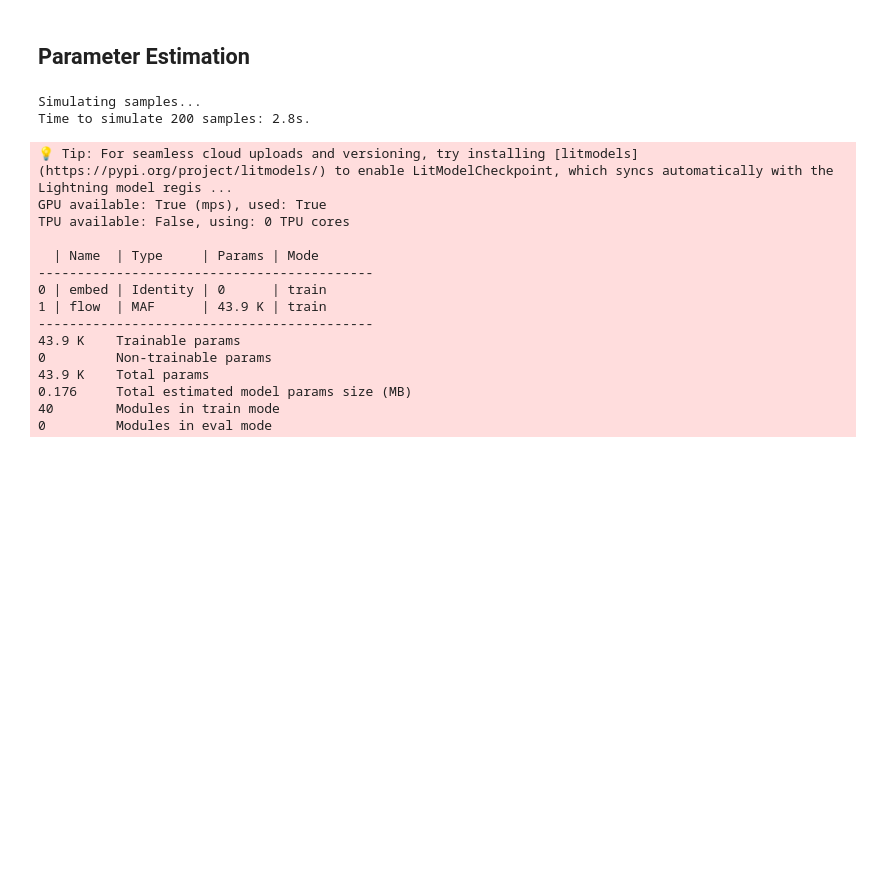
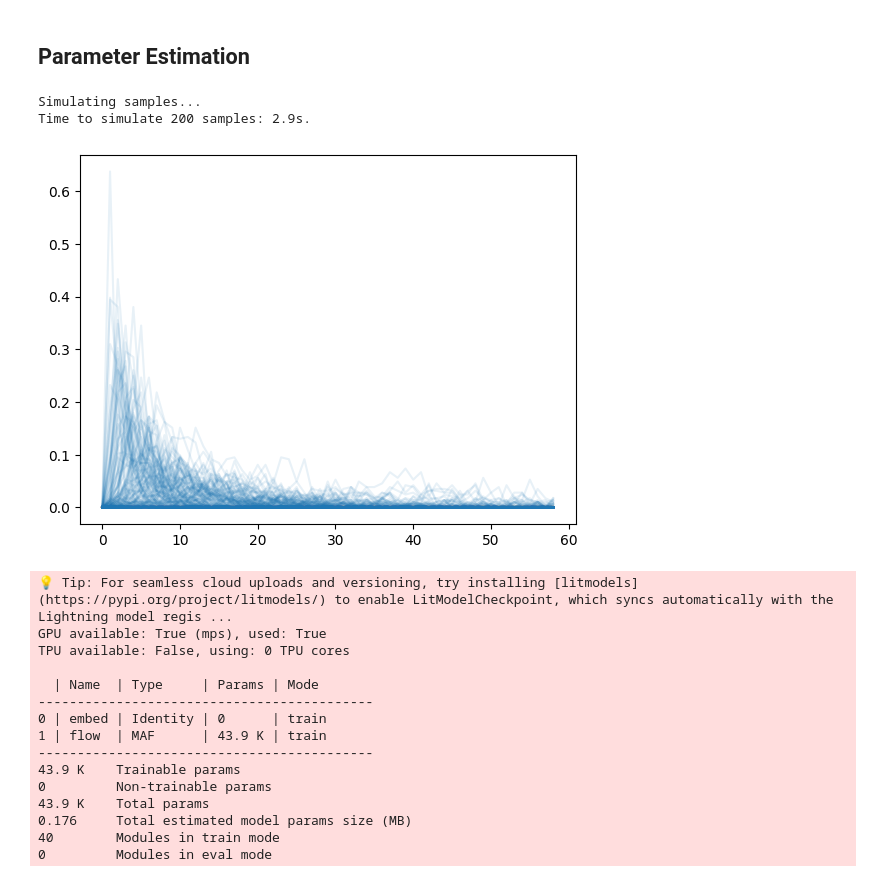
Before and after one commit to chathasphere/sim-select, a Jupyter notebook: notebooks/08_base_reinfection_model.ipynb, the cells around one changed output. Saved outputs shown, nothing was run; the diff lists cells and outputs as text; code cells hidden in the pictures; blank space fills up the shorter version.

```diff
--- a/notebooks/08_base_reinfection_model.ipynb
+++ b/notebooks/08_base_reinfection_model.ipynb
@@ -22,7 +22,7 @@ mps_device = torch.device("mps")
 # %% [output]
 env: PYTORCH_ENABLE_MPS_FALLBACK=1
 # %%
-N = 2000
+N = 200
 # noise = {"distr": "normal", "scale":1}
 a = int(N * 0.8)
 b = N - a
@@ -48,7 +48,12 @@ train_loader = DataLoader(train_data, batch_size=2000)
 val_loader = DataLoader(val_data, batch_size=b)
 # %% [output]
 Simulating samples...
-Time to simulate 200 samples: 2.8s.
+Time to simulate 200 samples: 2.9s.
+# %%
+plt.plot(base_dataset.data.T, alpha=0.1, color="tab:blue")
+plt.show()
+# %% [output]
+[figure, added]
 # %%
 optim = partial(torch.optim.AdamW, lr=0.0005)
 model = NeuralPosteriorEstimator(4, 59, 5, flow_type="MAF", optimizer=optim)
```
Also changed, not shown: 5 other files.
